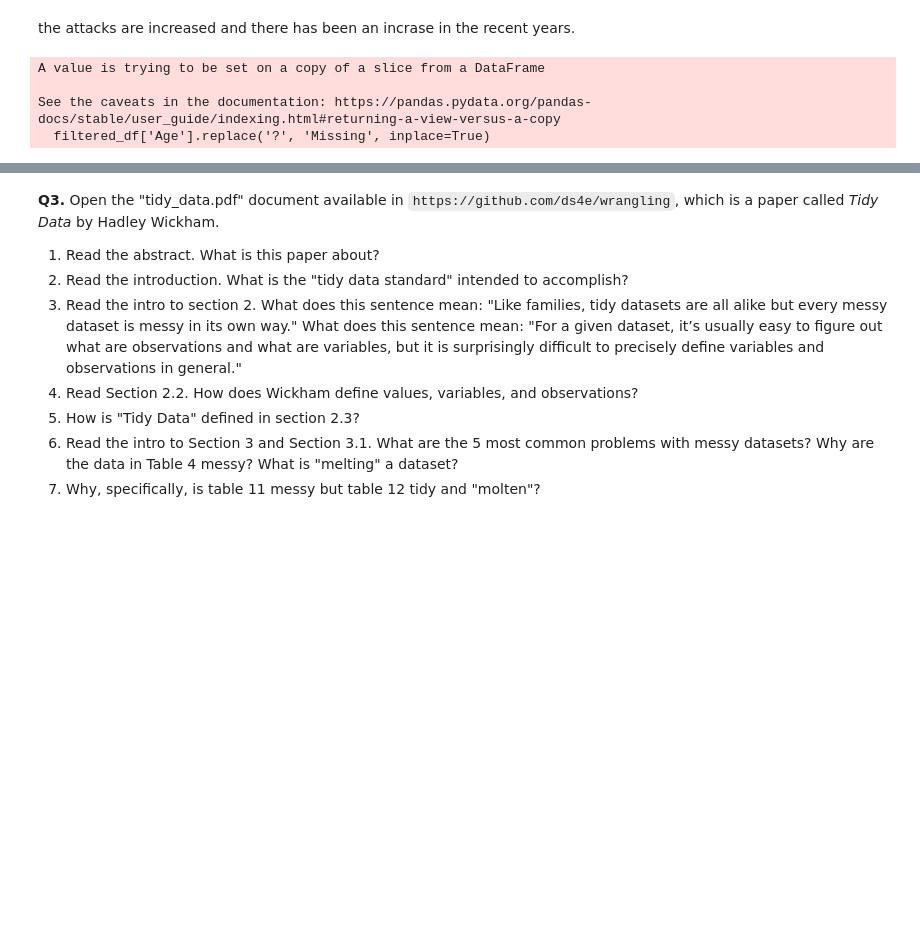
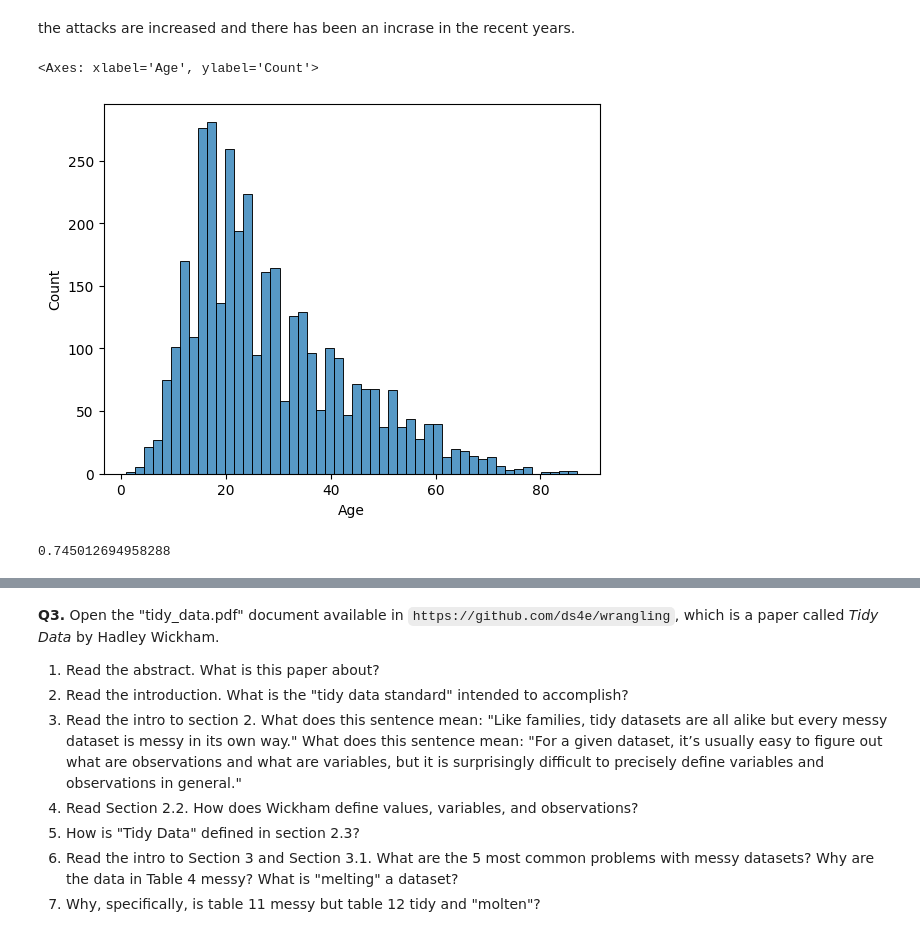
Before and after one commit to SafaaMahbub/undergrad_ml_assignments, a Jupyter notebook: 01_assignment_wrangling_and_eda.ipynb, the cells around one changed output, grey strips where cells are left out. Cells and saved outputs as stored; diff of their text form; code cells hidden in the pictures; blank space fills up the shorter version.

```diff
--- a/01_assignment_wrangling_and_eda.ipynb
+++ b/01_assignment_wrangling_and_eda.ipynb
@@ -179,10 +184,32 @@ dtype: int64
 # %% [markdown]
 the attacks are increased and there has been an incrase in the recent years.
 # %%
-filtered_df['Age'].value_counts()
-filtered_df['Age'].replace('?', 'Missing', inplace=True)
+
+pd.set_option('display.max_rows', None)
+df['Age'].value_counts(dropna= False)
+#filtered_df['Age'] = filtered_df['Age'].fillna('Missing')
+df['Age'] = pd.to_numeric(df['Age'], errors = 'coerce')
+df['Age'].value_counts(dropna= False)
+
+#df['Age'] = df['Age'].fillna('Uknown')
+
+df['Age'].value_counts(dropna= False)
+
+sns.histplot(df['Age'], bins=50 )
 # %% [output]
-A value is trying to be set on a copy of a slice from a DataFrame
-
-See the caveats in the documentation: https://pandas.pydata.org/pandas-docs/stable/user_guide/indexing.html#returning-a-view-versus-a-copy
-  filtered_df['Age'].replace('?', 'Missing', inplace=True)
+<Axes: xlabel='Age', ylabel='Count'>
+[figure, added]
+# %%
+df['Type'].value_counts(dropna=False)
+
+
+df['Type'].value_counts()
+df['Type'] = df['Type'].map({'Provoked': 'Provoked', 'Unprovoked': 'Unprovoked','unprovoked':'Unprovoked'})
+df['Type'].value_counts(dropna=False)
+df['Type'] = df['Type'].fillna('Unknown')
+df['Type'].value_counts(dropna=False)
+
+unprovoked = (df['Type']=='Unprovoked').mean()
+print(unprovoked)
+# %% [output]
+0.745012694958288
```
Also changed, not shown: parts of 11 cells of this notebook.
